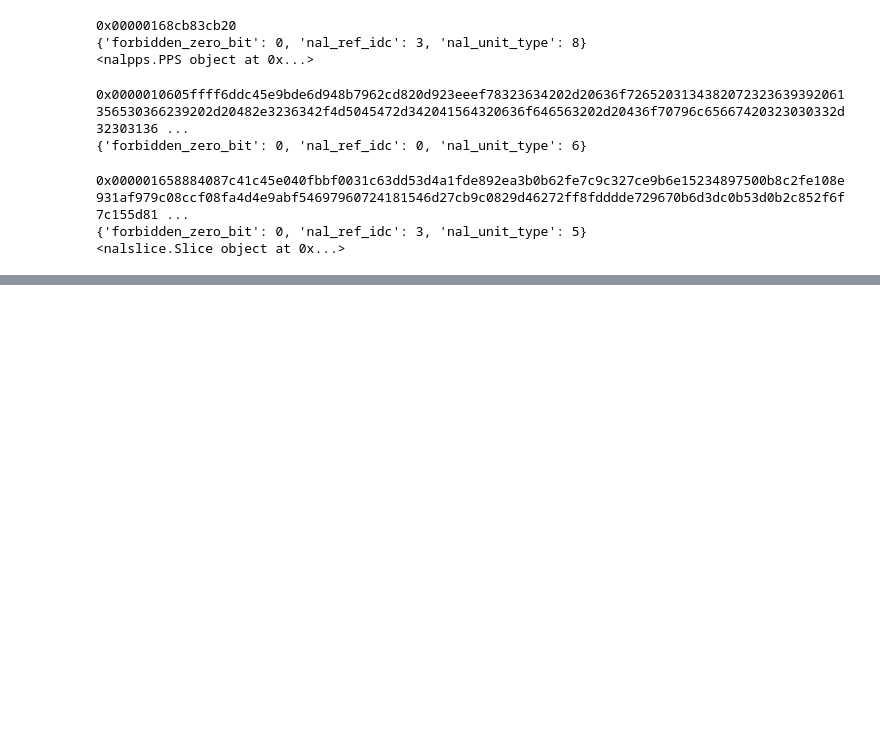
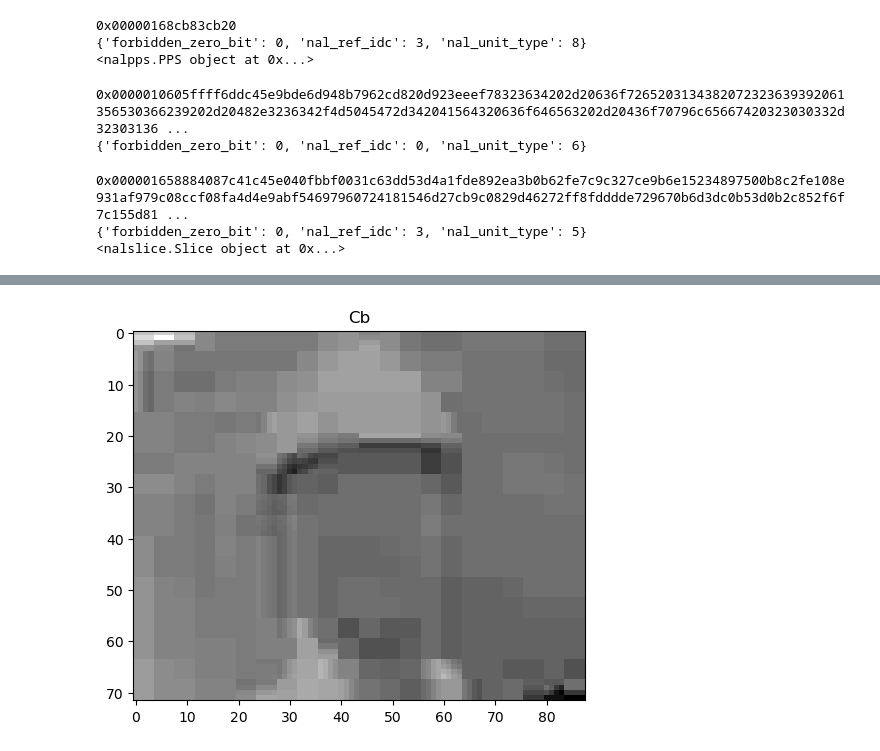
Before and after one commit to robinj0726/ThinkH264, a Jupyter notebook: 10-baseline-decoder.ipynb, the cells around one changed output, grey strips where cells are left out. Saved outputs shown, nothing was run; the diff lists cells and outputs as text; code cells hidden in the pictures; blank space fills up the shorter version.

```diff
--- a/10-baseline-decoder.ipynb
+++ b/10-baseline-decoder.ipynb
@@ -130,0 +156,6 @@ print(slice)
+# %%
+Cb = np.array(slice.S_prime_Cb).T
+Cb.shape
+show_frame(Cb, "Cb")
+# %% [output]
+[figure, added]
```
Also changed, not shown: parts of 6 cells of this notebook.
